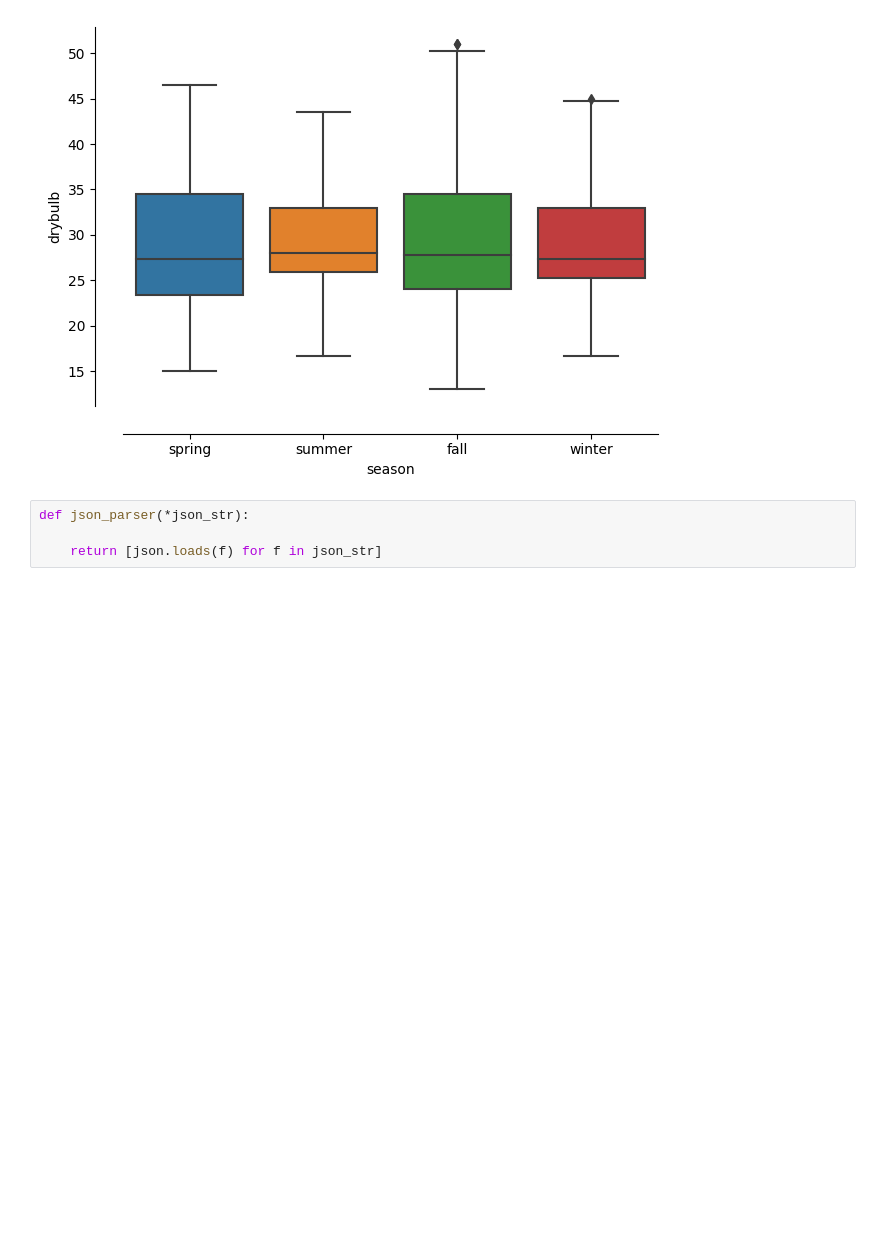
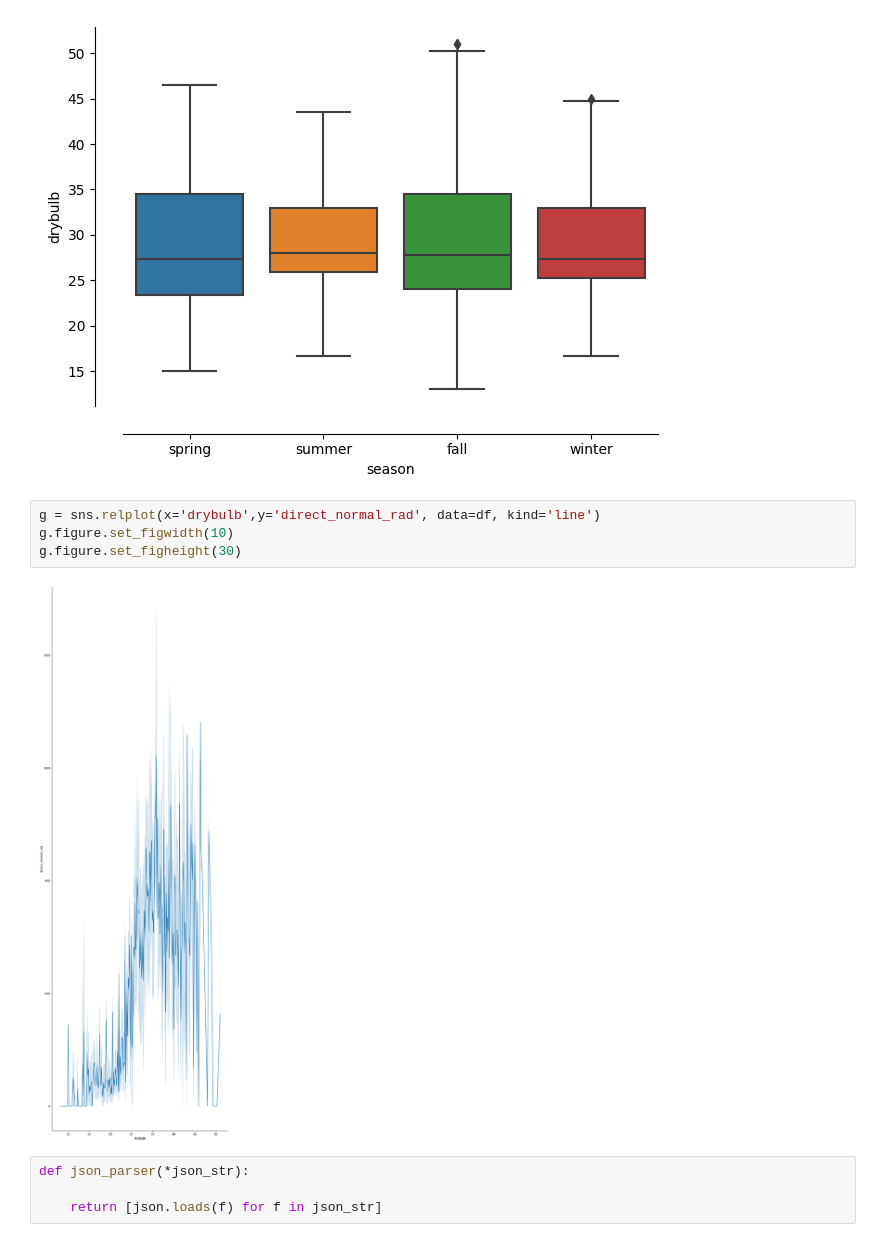
Before and after one commit to monsieurpablo/seaborn_grasshopper, a Jupyter notebook: test.ipynb, the cells around one changed output. Saved outputs shown, nothing was run; the diff lists cells and outputs as text; blank space fills up the shorter version.

```diff
--- a/test.ipynb
+++ b/test.ipynb
@@ -64,6 +76,12 @@ g = box(data = df, x= 'season', y= 'drybulb', hue= '', palette= '', axis_args=ax
 plt.show()
 # %% [output]
 [figure]
+# %%
+g = sns.relplot(x='drybulb',y='direct_normal_rad', data=df, kind='line')
+g.figure.set_figwidth(10)
+g.figure.set_figheight(30)
+# %% [output]
+[figure, added]
 # %%
 def json_parser(*json_str):
 
```
Also changed, not shown: parts of 1 cell of this notebook, 2 other files.
